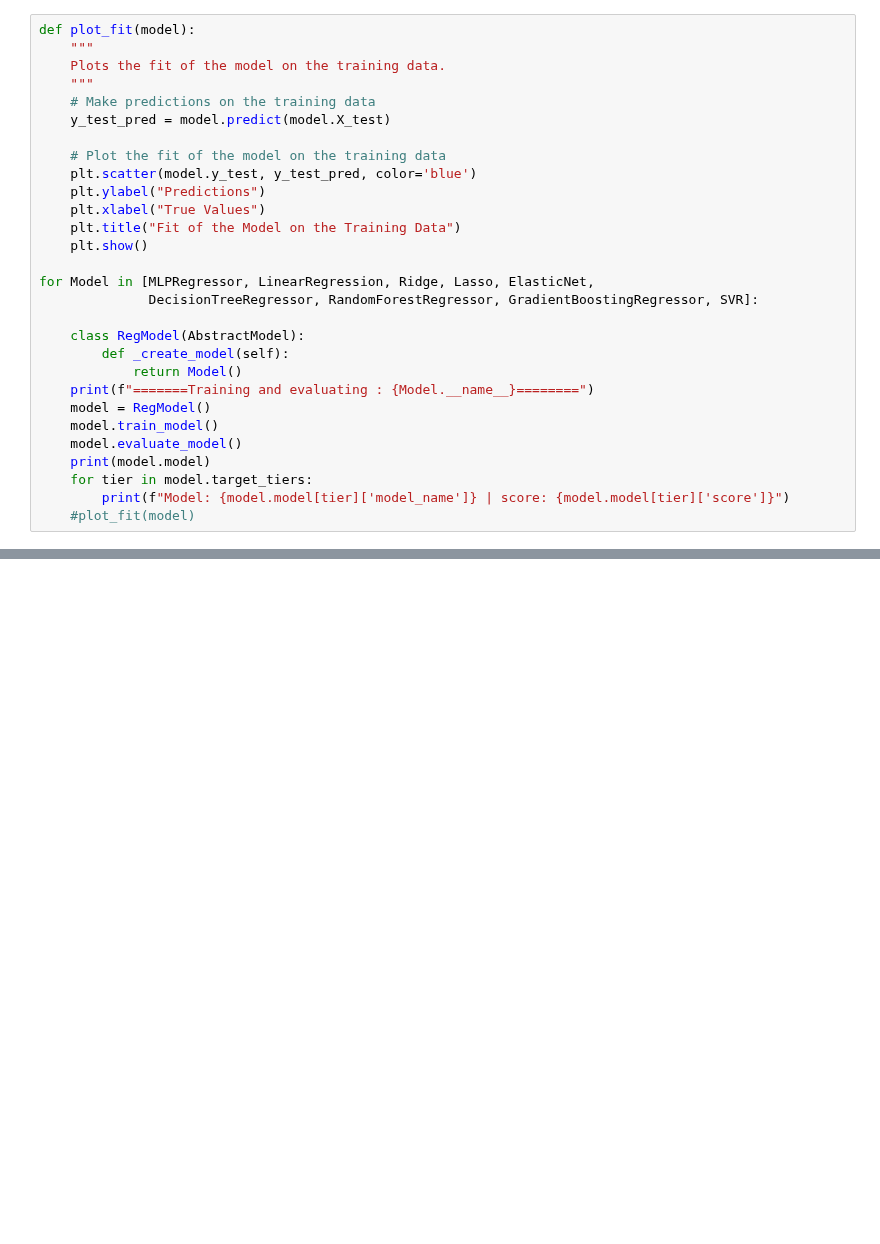
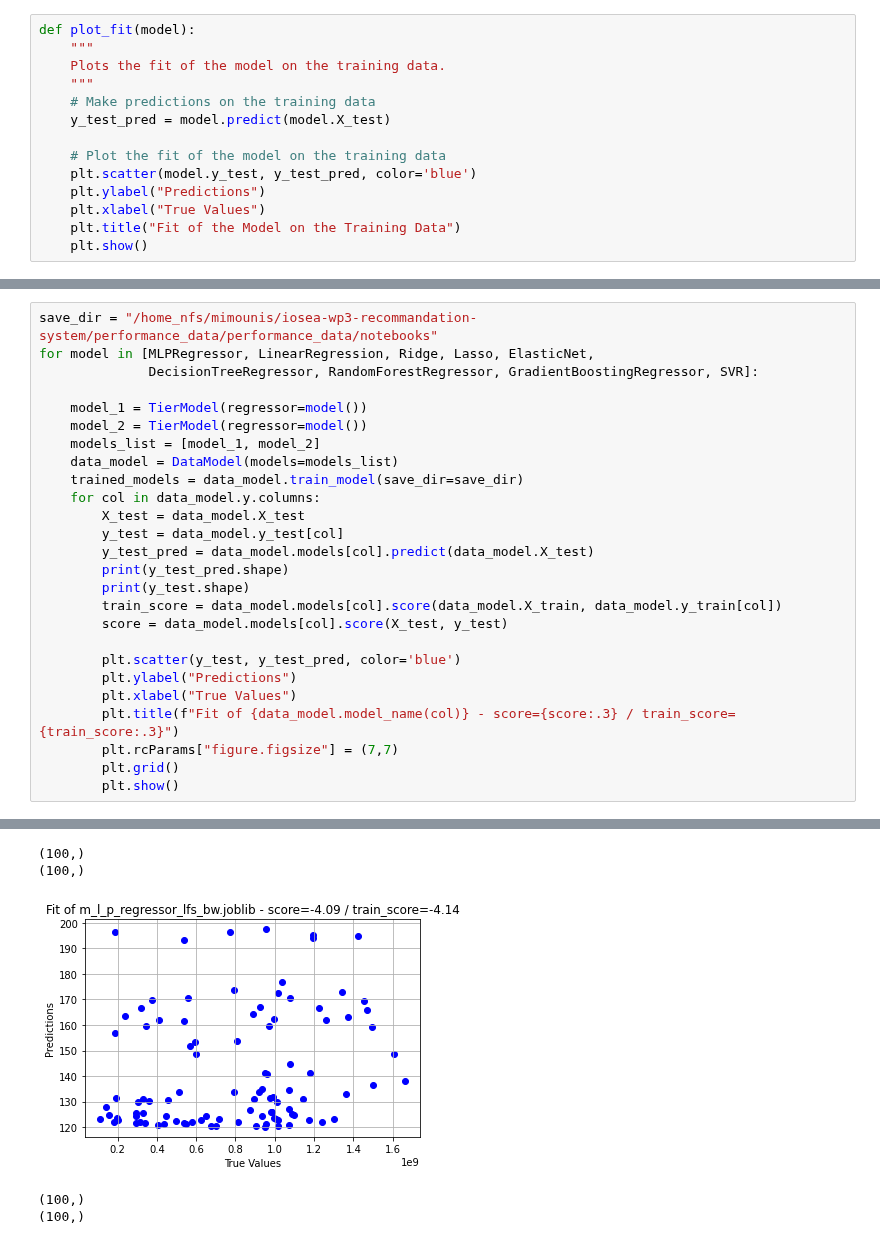
Before and after one commit to io-sea/recommendation-system, a Jupyter notebook: performance_data/performance_data/notebooks/perf_regression.ipynb, the cells around one changed output, grey strips where cells are left out. Saved outputs shown, nothing was run; the diff lists cells and outputs as text; blank space fills up the shorter version.

Commit message:
feat(performance_model): adding cross-val for models and jupyter notebook to see model scores

```diff
--- a/performance_data/performance_data/notebooks/perf_regression.ipynb
+++ b/performance_data/performance_data/notebooks/perf_regression.ipynb
@@ -66,18 +32,3 @@ def plot_fit(model):
     plt.xlabel("True Values")
     plt.title("Fit of the Model on the Training Data")
     plt.show()
-
-for Model in [MLPRegressor, LinearRegression, Ridge, Lasso, ElasticNet,
-              DecisionTreeRegressor, RandomForestRegressor, GradientBoostingRegressor, SVR]:
-
-    class RegModel(AbstractModel):
-        def _create_model(self):
-            return Model()
-    print(f"=======Training and evaluating : {Model.__name__}========")
-    model = RegModel()
-    model.train_model()
-    model.evaluate_model()
-    print(model.model)
-    for tier in model.target_tiers:
-        print(f"Model: {model.model[tier]['model_name']} | score: {model.model[tier]['score']}")
-    #plot_fit(model)
@@ -224,0 +35,27 @@ plot_fit(model)
+# %%
+save_dir = "/home_nfs/mimounis/iosea-wp3-recommandation-system/performance_data/performance_data/notebooks"
+for model in [MLPRegressor, LinearRegression, Ridge, Lasso, ElasticNet,
+              DecisionTreeRegressor, RandomForestRegressor, GradientBoostingRegressor, SVR]:
+
+    model_1 = TierModel(regressor=model())
+    model_2 = TierModel(regressor=model())
+    models_list = [model_1, model_2]
+    data_model = DataModel(models=models_list)
+    trained_models = data_model.train_model(save_dir=save_dir)
+    for col in data_model.y.columns:
+        X_test = data_model.X_test
+        y_test = data_model.y_test[col]
+        y_test_pred = data_model.models[col].predict(data_model.X_test)
+        print(y_test_pred.shape)
+        print(y_test.shape)
+        train_score = data_model.models[col].score(data_model.X_train, data_model.y_train[col])
+        score = data_model.models[col].score(X_test, y_test)
+
+        plt.scatter(y_test, y_test_pred, color='blue')
+        plt.ylabel("Predictions")
+        plt.xlabel("True Values")
+        plt.title(f"Fit of {data_model.model_name(col)} - score={score:.3} / train_score={train_score:.3}")
+        plt.rcParams["figure.figsize"] = (7,7)
+        plt.grid()
+        plt.show()
+# %% [output]
@@ -224,0 +69,5 @@ plot_fit(model)
+(100,)
+(100,)
+[figure, added]
+(100,)
+(100,)
```
Also changed, not shown: parts of 5 cells of this notebook, 10 other files.
